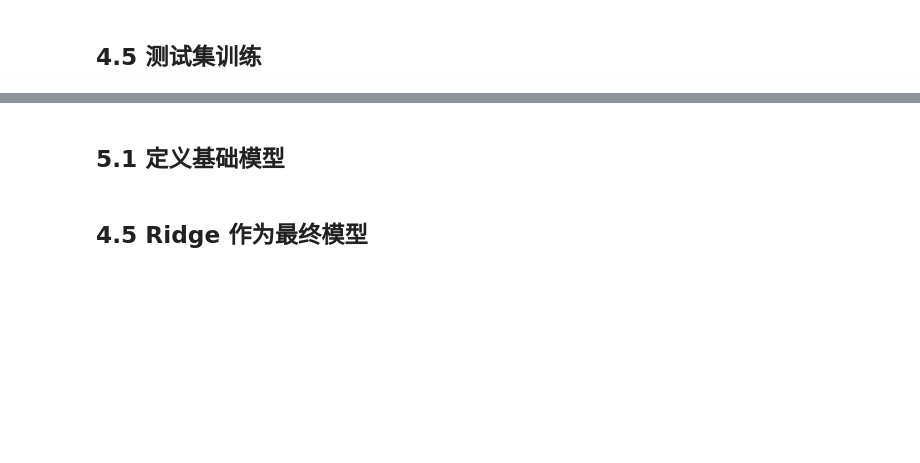
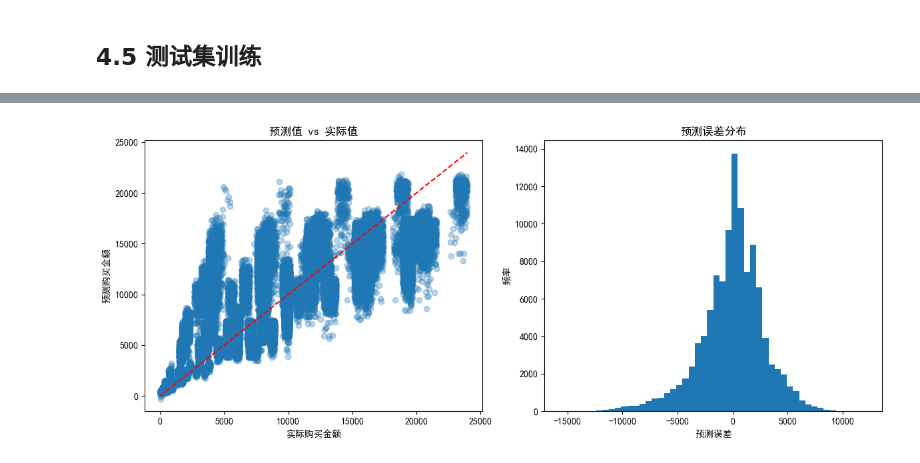
Before and after one commit to PinmogeJoshua/simple-mixrec, a Jupyter notebook: notebooks/models_train.ipynb, the cells around one changed output, grey strips where cells are left out. Cells and saved outputs as stored; diff of their text form; code cells hidden in the pictures; blank space fills up the shorter version.

```diff
--- a/notebooks/models_train.ipynb
+++ b/notebooks/models_train.ipynb
@@ -277,0 +329,7 @@ final_rf_pipeline.fit(X_train, y_train)
+# %%
+# 训练最终模型并记录时间
+start_time = time.time()
+final_lgbm_pipeline.fit(X_train_final_sample, y_train_final_sample)
+train_time = time.time() - start_time
+
+print(f"最终模型训练完成，耗时: {train_time:.2f}秒")
@@ -307,8 +374,12 @@ with open('../models/best_rf_params.pkl', 'wb') as f:
 ## 4.5 测试集训练
 # %%
 # 在测试集上评估模型
-y_pred_rf = final_rf_pipeline.predict(X_test)
-r2_rf = r2_score(y_test, y_pred_rf)
-rmse_rf = np.sqrt(mean_squared_error(y_test, y_pred_rf))
+y_pred_lgbm = final_lgbm_pipeline.predict(X_test)
+r2_lgbm = r2_score(y_test, y_pred_lgbm)
+rmse_lgbm = np.sqrt(mean_squared_error(y_test, y_pred_lgbm))
+mae_lgbm = mean_absolute_error(y_test, y_pred_lgbm)
 
-print(f"最终随机森林模型 - R²: {r2_rf:.4f}, RMSE: {rmse_rf:.2f}")
+print(f"最终LightGBM模型评估结果:")
+print(f"  R²: {r2_lgbm:.4f}")
+print(f"  RMSE: {rmse_lgbm:.2f}")
+print(f"  MAE: {mae_lgbm:.2f}")
@@ -319,2 +390,0 @@ from sklearn.linear_model import LinearRegression, Ridge
-# %% [markdown]
-## 5.1 定义基础模型
@@ -349,2 +390,0 @@ base_estimators = [
-# %% [markdown]
-## 4.5 Ridge 作为最终模型
@@ -372,0 +391,32 @@ print(f"Stacking集成 - R²: {r2_stack:.4f}, RMSE: {rmse_stack:.2f}")
+# %%
+import matplotlib.pyplot as plt
+import matplotlib as mpl
+import seaborn as sns
+
+mpl.rcParams['font.family'] = 'SimHei'  # 或其他支持中文的字体
+mpl.rcParams['axes.unicode_minus'] = False  # 解决负号'-'显示为方块的问题
+
+# 创建评估结果可视化
+plt.figure(figsize=(12, 5))
+
+# 预测值与实际值散点图
+plt.subplot(1, 2, 1)
+plt.scatter(y_test, y_pred_lgbm, alpha=0.3)
+plt.plot([y_test.min(), y_test.max()], [y_test.min(), y_test.max()], 'r--')
+plt.xlabel('实际购买金额')
+plt.ylabel('预测购买金额')
+plt.title('预测值 vs 实际值')
+
+# 误差分布直方图
+plt.subplot(1, 2, 2)
+errors = y_test - y_pred_lgbm
+plt.hist(errors, bins=50)
+plt.xlabel('预测误差')
+plt.ylabel('频率')
+plt.title('预测误差分布')
+
+plt.tight_layout()
+plt.savefig('../outputs/visualization/model_evaluation.png')
+plt.show()
+# %% [output]
+[figure, added]
```
Also changed, not shown: parts of 26 cells of this notebook, 8 other files.
